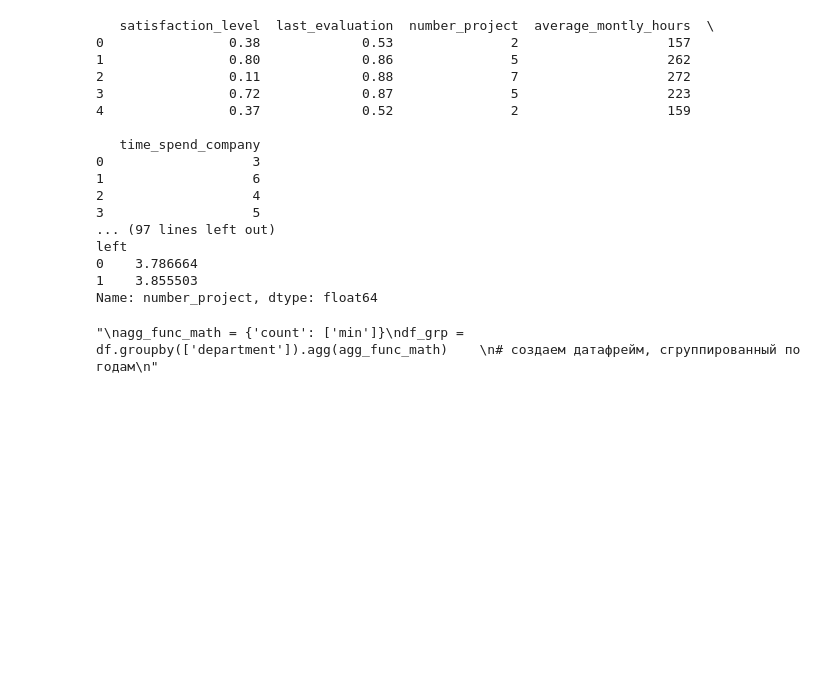
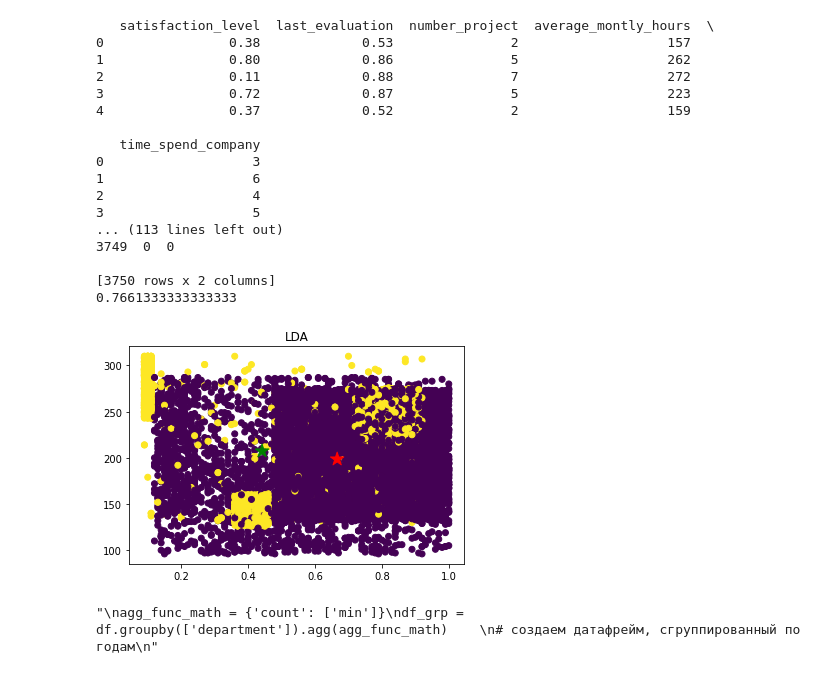
Before and after one commit to Nsv61/Netologia_diploma_NSV61, a Jupyter notebook: Netologia_diploma.ipynb, the cells around one changed output. Saved outputs shown, nothing was run; the diff lists cells and outputs as text; code cells hidden in the pictures; blank space fills up the shorter version.

```diff
--- a/Netologia_diploma.ipynb
+++ b/Netologia_diploma.ipynb
@@ -46,36 +46,62 @@ print(df.groupby(['department'])['salary'].value_counts())
 # п. 8
 print('п. 8')
 print('Доля сотрудников с повышением за последние 5 лет')
 print(df.groupby(['left'])['promotion_last_5years'].value_counts())
 
 print('Средняя степень удовлетворенности')
 print(df.groupby(['left'])['satisfaction_level'].mean())
 
 print('Среднее кол-во проектов')
 print(df.groupby(['left'])['number_project'].mean())
+# п. 9
+print('п. 9')
+variety = df['left'].to_numpy()
+data = df[['satisfaction_level', 'average_montly_hours']]
+# print('variety', variety)
+x_train, x_test, y_train, y_test = train_test_split(data, variety, test_size=0.25)
+
+from sklearn.discriminant_analysis import LinearDiscriminantAnalysis
+lda = LinearDiscriminantAnalysis()
+lda.fit(x_train, y_train)   # обучение
+lda.predict(x_test)         # прогноз на тестовой выборке
+result = pd.DataFrame([y_test, lda.predict(x_test)]).T  # разница теста и расчета
+print('result', result)
+
+from sklearn.metrics import accuracy_score
+print(accuracy_score(y_test, lda.predict(x_test)))  # точность верных прогнозов
+# print("Коэфф", lda.coef_)   # коэф дискриминантных линий
 
 
+plt.scatter(x=x_train['satisfaction_level'], y=x_train['average_montly_hours'], c=y_train)
+plt.scatter(lda.means_[:, 0], lda.means_[:, 1], c=['r', 'g'], s=200, marker='*')
+plt.title('LDA')
+plt.show()
+
+# п. 10 Загрузить jupyter notebook с решение на github и прислать ссылку
+
+# https://github.com/Nsv61/Netologia_diploma_NSV61/blob/main/Netologia_diploma.ipynb
 '''
 agg_func_math = {'count': ['min']}
 df_grp = df.groupby(['department']).agg(agg_func_math)
 # создаем датафрейм, сгруппированный по годам
 '''
 # %% [output]
    satisfaction_level  last_evaluation  number_project  average_montly_hours  \
 0                0.38             0.53               2                   157
 1                0.80             0.86               5                   262
 2                0.11             0.88               7                   272
 3                0.72             0.87               5                   223
 4                0.37             0.52               2                   159
 
    time_spend_company
 0                   3
 1                   6
 2                   4
 3                   5
-... (97 lines left out)
-left
-0    3.786664
-1    3.855503
-Name: number_project, dtype: float64
+... (113 lines left out)
+3749  0  0
+
+[3750 rows x 2 columns]
+0.7661333333333333
+[figure, added]
 "\nagg_func_math = {'count': ['min']}\ndf_grp = df.groupby(['department']).agg(agg_func_math)    \n# создаем датафрейм, сгруппированный по годам\n"
```
